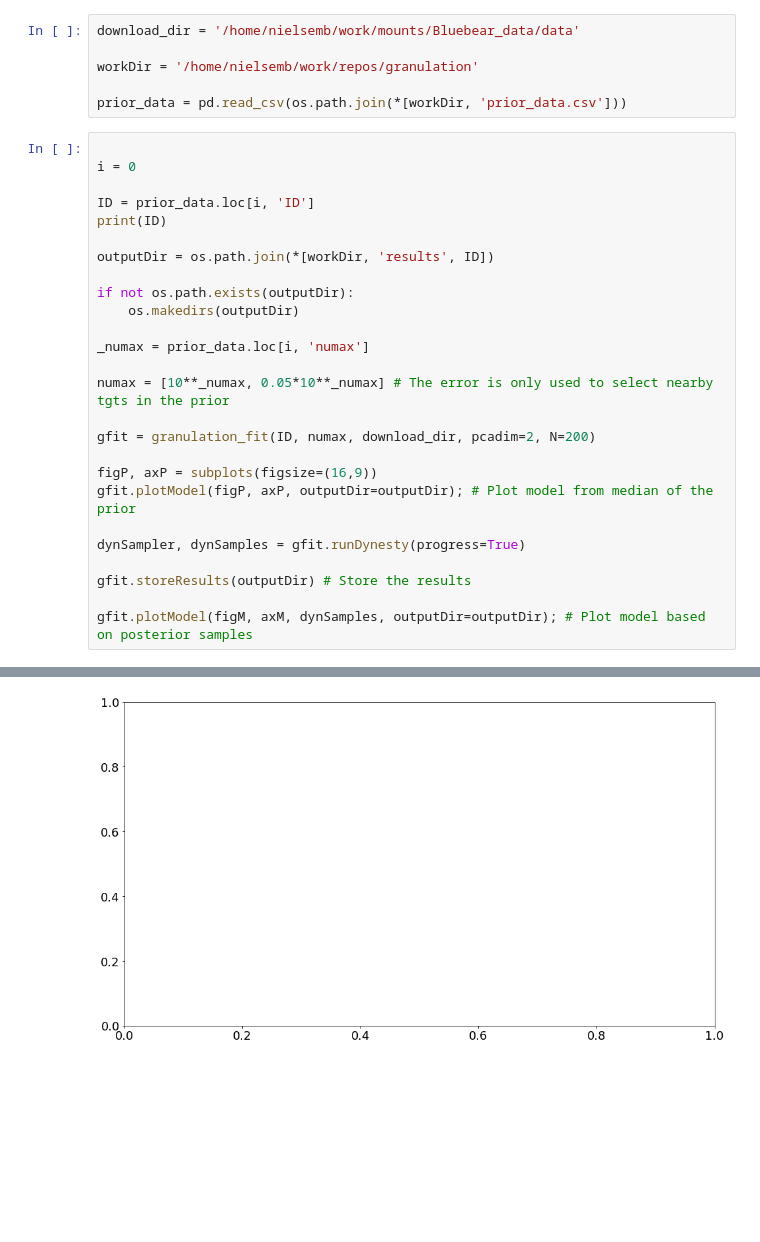
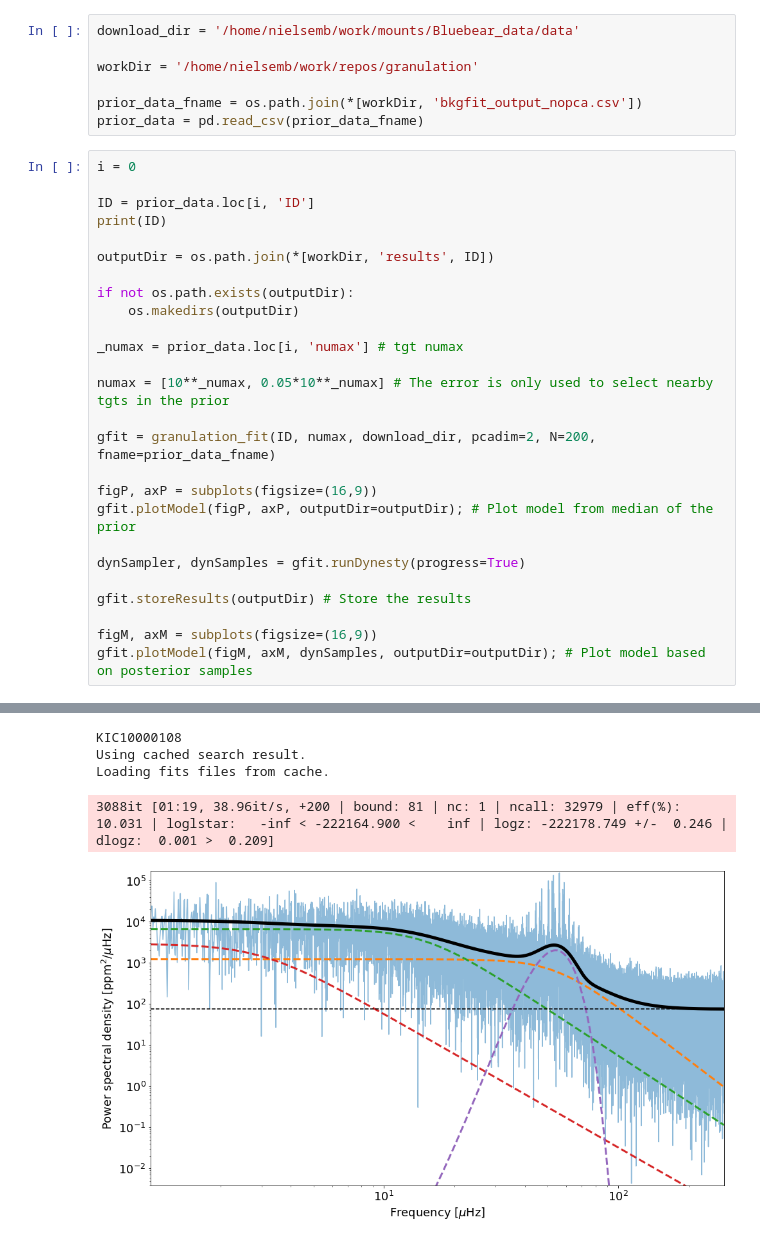
Before and after one commit to nielsenmb/granulation, a Jupyter notebook: background_fitting.ipynb, the cells around one changed output, grey strips where cells are left out. Drawn from its saved outputs; the diff is of its cells as text; blank space fills up the shorter version.

```diff
--- a/background_fitting.ipynb
+++ b/background_fitting.ipynb
@@ -13,9 +13,9 @@ download_dir = '/home/nielsemb/work/mounts/Bluebear_data/data'
 
 workDir = '/home/nielsemb/work/repos/granulation'
 
-prior_data = pd.read_csv(os.path.join(*[workDir, 'prior_data.csv']))
+prior_data_fname = os.path.join(*[workDir, 'bkgfit_output_nopca.csv'])
+prior_data = pd.read_csv(prior_data_fname)
 # %%
-
 i = 0
 
 ID = prior_data.loc[i, 'ID']
@@ -26,11 +26,11 @@ outputDir = os.path.join(*[workDir, 'results', ID])
 if not os.path.exists(outputDir):
     os.makedirs(outputDir)
 
-_numax = prior_data.loc[i, 'numax']
+_numax = prior_data.loc[i, 'numax'] # tgt numax
 
 numax = [10**_numax, 0.05*10**_numax] # The error is only used to select nearby tgts in the prior
 
-gfit = granulation_fit(ID, numax, download_dir, pcadim=2, N=200)
+gfit = granulation_fit(ID, numax, download_dir, pcadim=2, N=200, fname=prior_data_fname)
 
 figP, axP = subplots(figsize=(16,9))
 gfit.plotModel(figP, axP, outputDir=outputDir); # Plot model from median of the prior
@@ -39,5 +39,6 @@ dynSampler, dynSamples = gfit.runDynesty(progress=True)
 
 gfit.storeResults(outputDir) # Store the results
 
+figM, axM = subplots(figsize=(16,9))
 gfit.plotModel(figM, axM, dynSamples, outputDir=outputDir); # Plot model based on posterior samples
 # %% [output]
@@ -47 +46,5 @@ Loading fits files from cache.
+KIC10000108
+Using cached search result.
+Loading fits files from cache.
+3088it [01:19, 38.96it/s, +200 | bound: 81 | nc: 1 | ncall: 32979 | eff(%): 10.031 | loglstar:   -inf < -222164.900 <    inf | logz: -222178.749 +/-  0.246 | dlogz:  0.001 >  0.209]
-[figure, old version]
+[figure, new version]
```
Also changed, not shown: parts of 38 cells of this notebook.
